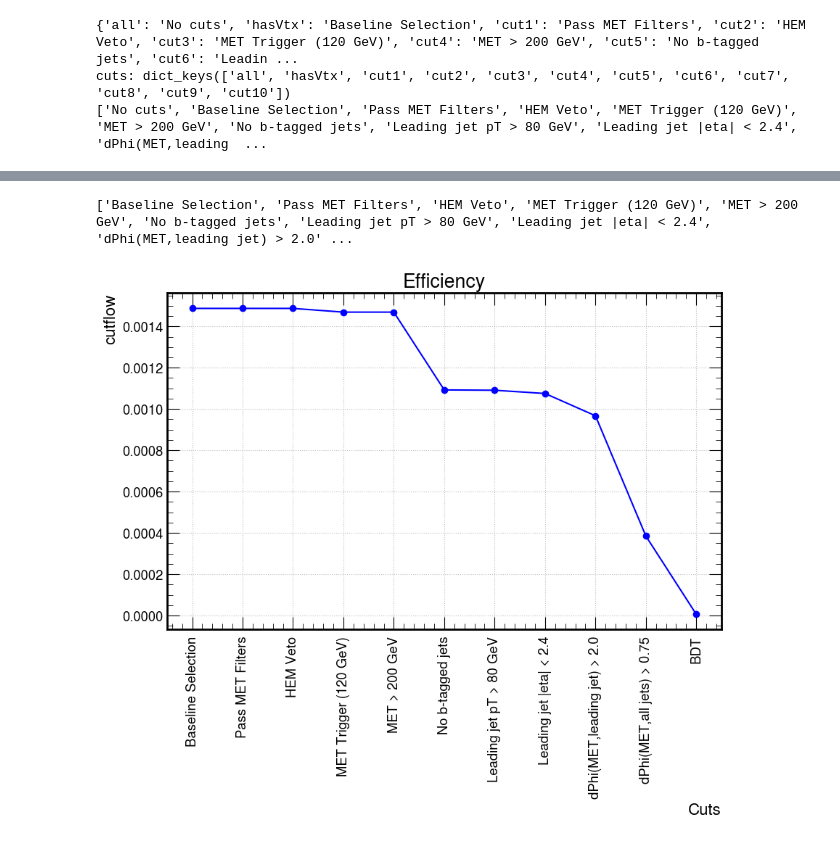
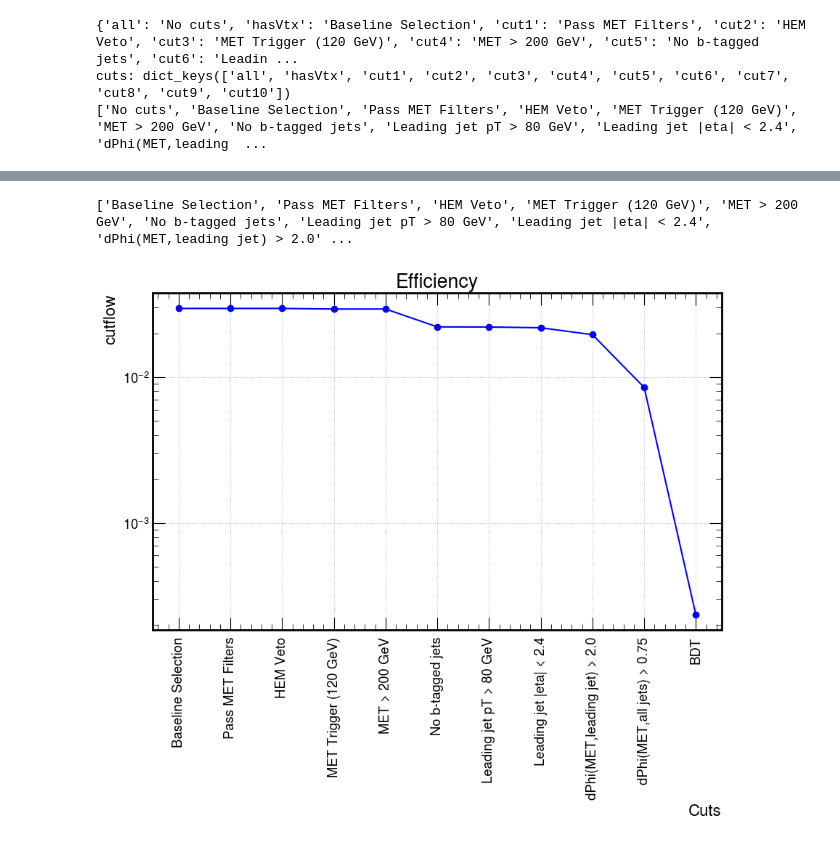
Before and after one commit to Reshma27Menon/iDMe, a Jupyter notebook: python_analysis/exampleNotebooks/cutflow2018.ipynb, the cells around one changed output, grey strips where cells are left out. Drawn from its saved outputs; the diff is of its cells as text; code cells hidden in the pictures.

```diff
--- a/python_analysis/exampleNotebooks/cutflow2018.ipynb
+++ b/python_analysis/exampleNotebooks/cutflow2018.ipynb
@@ -78,30 +75,30 @@ ceff_dict: {'all': 0.24969979775341508, 'hasVtx': 0.001487209084108847, 'cut1':
 # %%
 # Event yield after applying cuts (summed over the samples)
 
 plt.figure(figsize=(9,8))
 plt.title("Efficiency")
 
 desc=list(cutNames.values())[1:]
 print(desc)
 
 cuts_eff = list(ceff_dict.keys())[1:]
 values_eff = list(ceff_dict.values())[1:]
 
 plt.plot(desc, values_eff, marker='o', linestyle='-', color='b', label='Cut flow')
 
-#plt.yscale('log')
+plt.yscale('log')
 
 plt.xlabel('Cuts')
 plt.ylabel('cutflow')
 plt.xticks(rotation=90)  # Rotate cut labels for better readability
 plt.grid(True)
 
 plt.tight_layout()
 plt.savefig("Efficiency.png")
 plt.show()
 # %% [output]
 ['Baseline Selection', 'Pass MET Filters', 'HEM Veto', 'MET Trigger (120 GeV)', 'MET > 200 GeV', 'No b-tagged jets', 'Leading jet pT > 80 GeV', 'Leading jet |eta| < 2.4', 'dPhi(MET,leading jet) > 2.0' ...
-[figure, old version]
+[figure, new version]
 # %%
 #cutflow_cts: represents events yield in real CMS detector after applying cuts
 total_cts_dict = {cut: 0 for cut in cuts}
```
Also changed, not shown: parts of 4 cells of this notebook, 1 other file.
